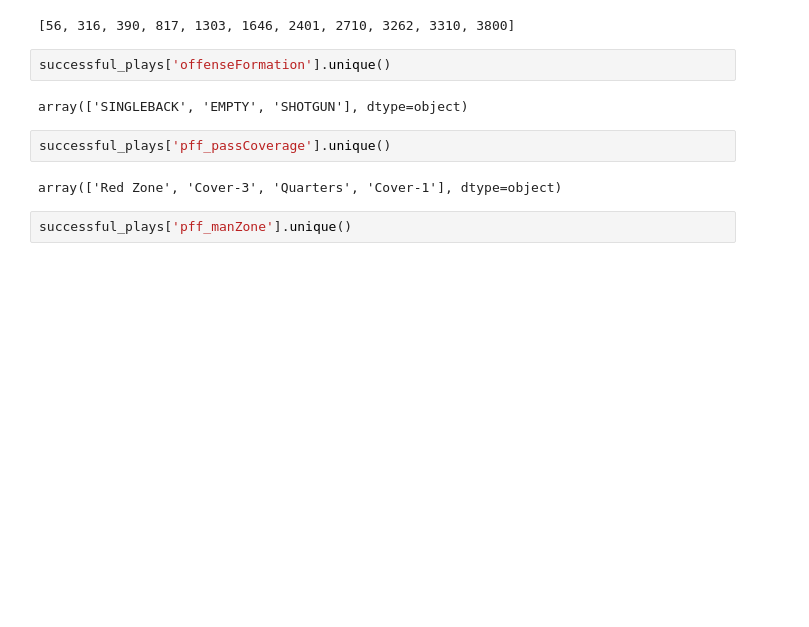
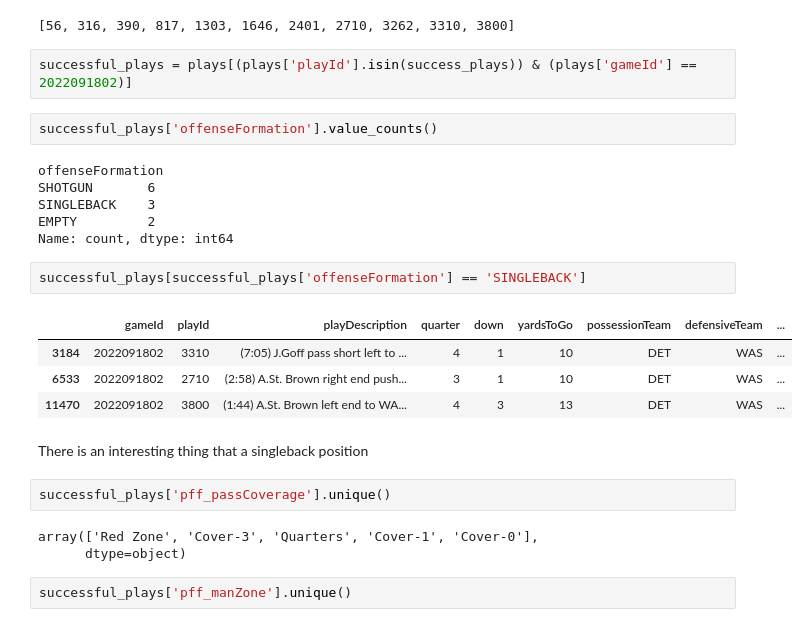
Before and after one commit to APoodle/NFL-Big-Data-Bowl-2025, a Jupyter notebook: nfl-big-data-bowl-2025.ipynb, the cells around one changed output. Cells and saved outputs as stored; diff of their text form; blank space fills up the shorter version.

```diff
--- a/nfl-big-data-bowl-2025.ipynb
+++ b/nfl-big-data-bowl-2025.ipynb
@@ -736,14 +714,30 @@ success_plays = player_play[(player_play['nflId'] == 53541) &
 success_plays
 # %% [output]
 [56, 316, 390, 817, 1303, 1646, 2401, 2710, 3262, 3310, 3800]
+# %%
+successful_plays = plays[(plays['playId'].isin(success_plays)) & (plays['gameId'] == 2022091802)]
 # %%
-successful_plays['offenseFormation'].unique()
+successful_plays['offenseFormation'].value_counts()
 # %% [output]
-array(['SINGLEBACK', 'EMPTY', 'SHOTGUN'], dtype=object)
+offenseFormation
+SHOTGUN       6
+SINGLEBACK    3
+EMPTY         2
+Name: count, dtype: int64
+# %%
+successful_plays[successful_plays['offenseFormation'] == 'SINGLEBACK']
+# %% [output]
+|  | gameId | playId | playDescription | quarter | down | yardsToGo | possessionTeam | defensiveTeam | ... |
+| 3184 | 2022091802 | 3310 | (7:05) J.Goff pass short left to ... | 4 | 1 | 10 | DET | WAS | ... |
+| 6533 | 2022091802 | 2710 | (2:58) A.St. Brown right end push... | 3 | 1 | 10 | DET | WAS | ... |
+| 11470 | 2022091802 | 3800 | (1:44) A.St. Brown left end to WA... | 4 | 3 | 13 | DET | WAS | ... |
+# %% [markdown]
+There is an interesting thing that a singleback position
 # %%
 successful_plays['pff_passCoverage'].unique()
 # %% [output]
-array(['Red Zone', 'Cover-3', 'Quarters', 'Cover-1'], dtype=object)
+array(['Red Zone', 'Cover-3', 'Quarters', 'Cover-1', 'Cover-0'],
+      dtype=object)
 # %%
 successful_plays['pff_manZone'].unique()
 # %% [output]
```
Also changed, not shown: parts of 14 cells of this notebook.
